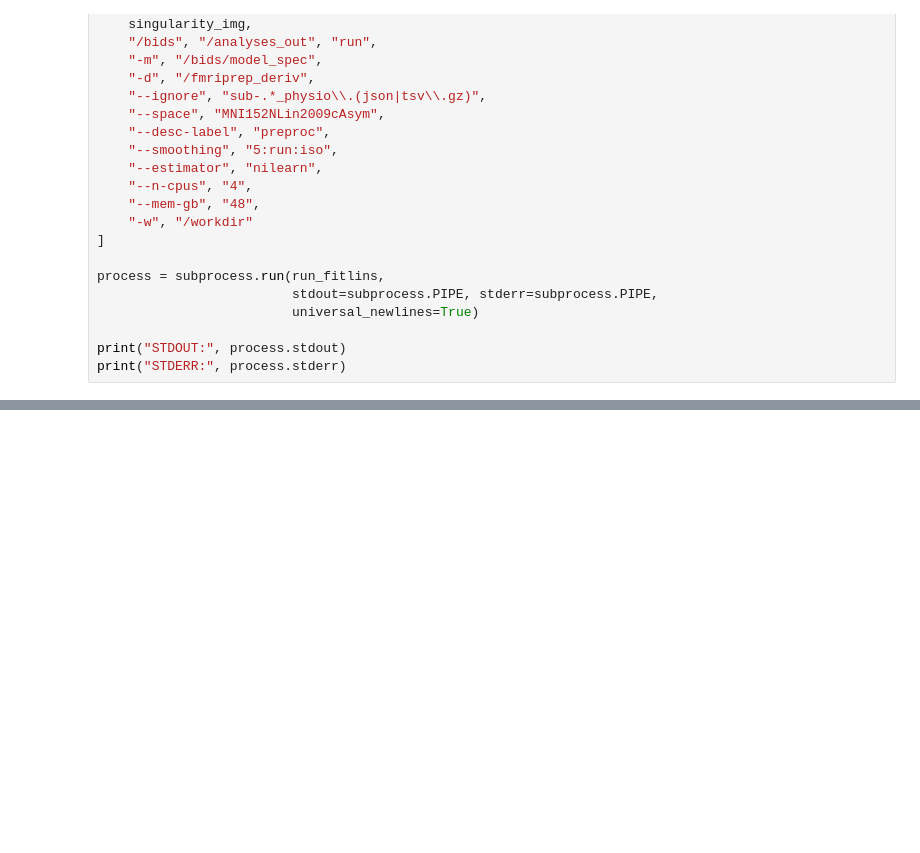
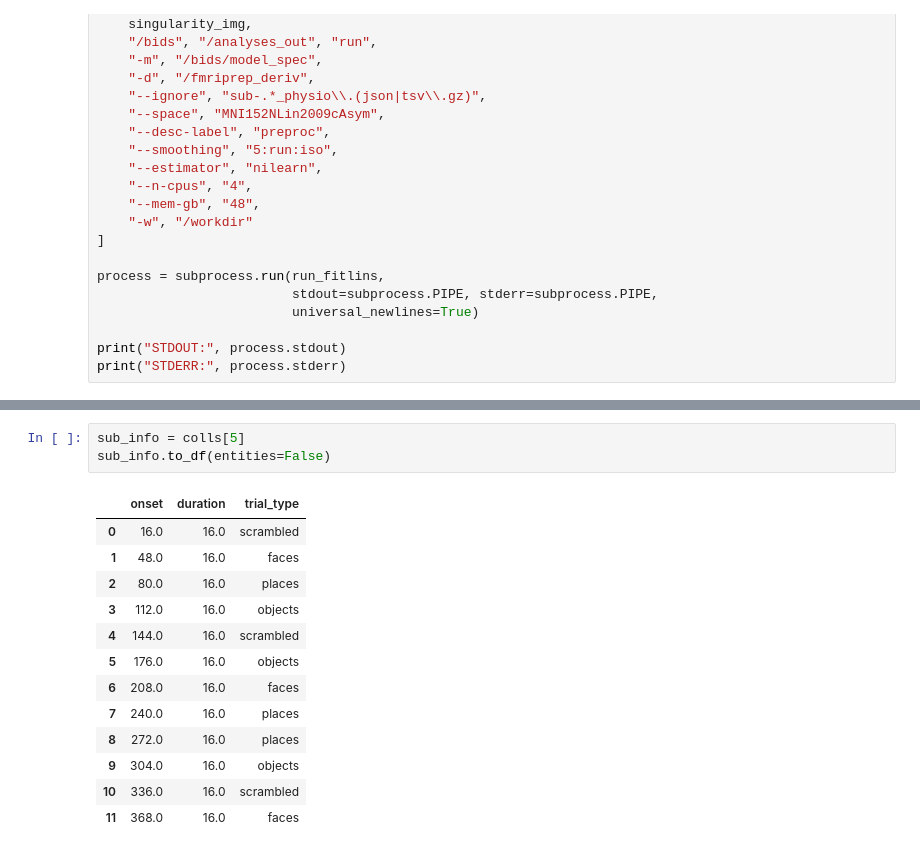
Before and after one commit to lobennett/openneuro_glmfitlins, a Jupyter notebook: scripts/troubleshoot_bids-stats-model.ipynb, the cells around one changed output, grey strips where cells are left out. Cells and saved outputs as stored; diff of their text form; blank space fills up the shorter version.

```diff
--- a/scripts/troubleshoot_bids-stats-model.ipynb
+++ b/scripts/troubleshoot_bids-stats-model.ipynb
@@ -170,0 +251,17 @@ print("STDERR:", process.stderr)
+# %%
+sub_info = colls[5]
+sub_info.to_df(entities=False)
+# %% [output]
+|  | onset | duration | trial_type |
+| 0 | 16.0 | 16.0 | scrambled |
+| 1 | 48.0 | 16.0 | faces |
+| 2 | 80.0 | 16.0 | places |
+| 3 | 112.0 | 16.0 | objects |
+| 4 | 144.0 | 16.0 | scrambled |
+| 5 | 176.0 | 16.0 | objects |
+| 6 | 208.0 | 16.0 | faces |
+| 7 | 240.0 | 16.0 | places |
+| 8 | 272.0 | 16.0 | places |
+| 9 | 304.0 | 16.0 | objects |
+| 10 | 336.0 | 16.0 | scrambled |
+| 11 | 368.0 | 16.0 | faces |
```
Also changed, not shown: parts of 16 cells of this notebook, 8 other files.
